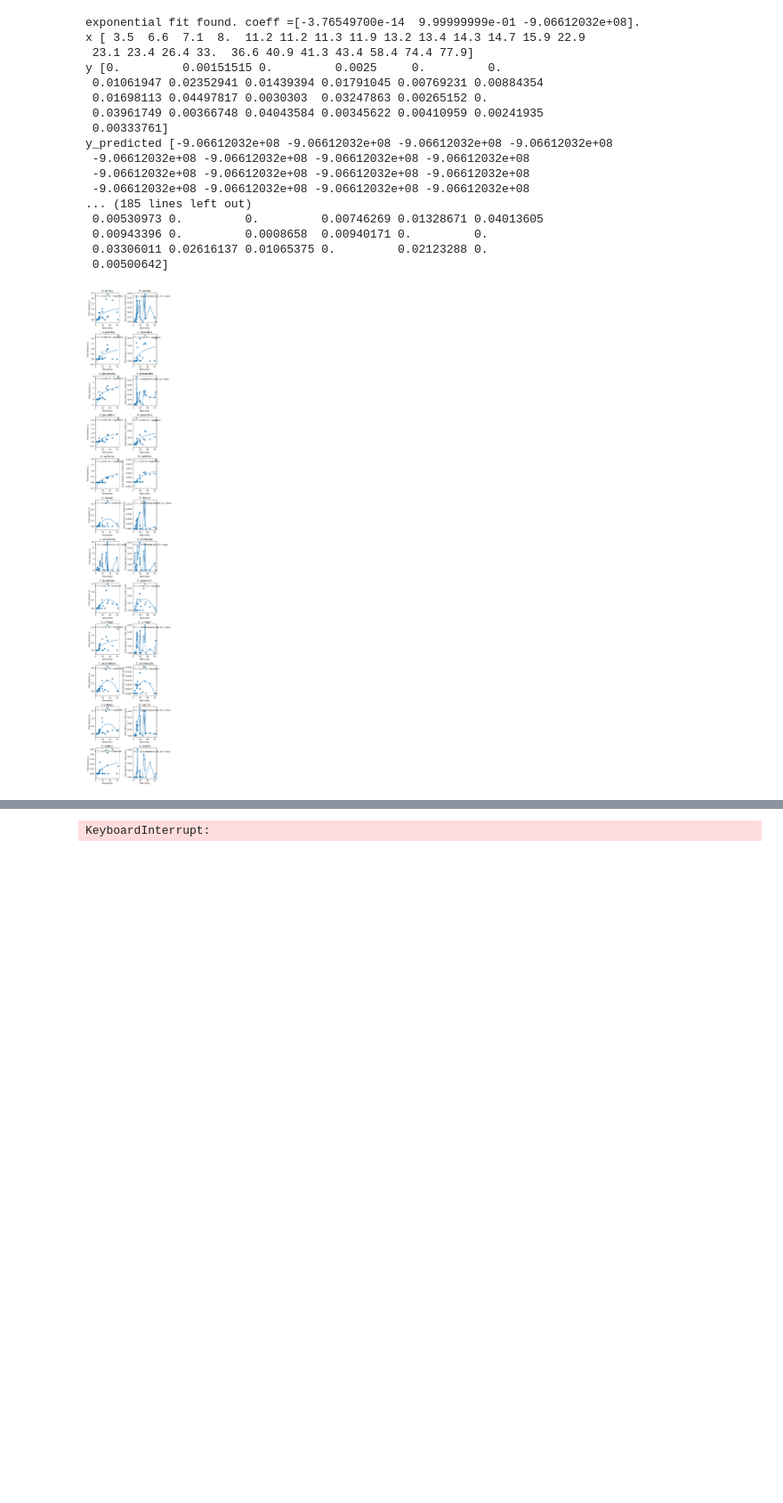
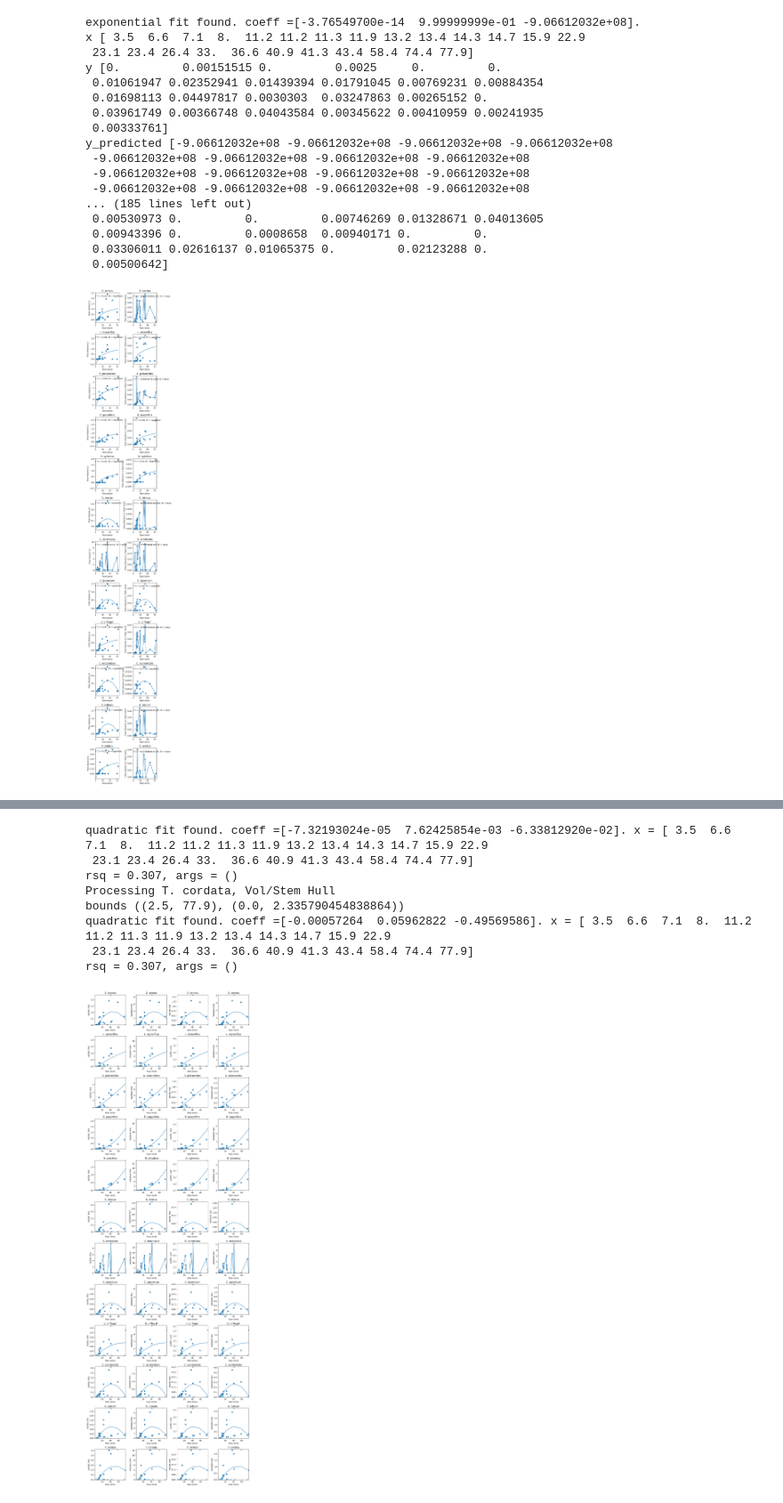
Before and after one commit to wischmcj/canopyHydrodynamics, a Jupyter notebook: validation_dev_work/validation_data.ipynb, the cells around one changed output, grey strips where cells are left out. Shown at 89% size. Saved outputs shown, nothing was run; the diff lists cells and outputs as text; code cells hidden in the pictures; blank space fills up the shorter version.

```diff
--- a/validation_dev_work/validation_data.ipynb
+++ b/validation_dev_work/validation_data.ipynb
@@ -526,11 +548,14 @@ def try_fit_func(fit_func:Callable, x:arr, y:arr, *args):
     if len(coeff) == 0:
         y_predicted, rsq = None, None
     else:
-        print(f'{func_name} fit found. coeff ={coeff}.')
-        y_predicted = fit_func(x, *coeff)
-        print(f'x {x}')
-        print(f'y {y}')
-        print(f'y_predicted {y_predicted}')
+        print(f'{func_name} fit found. coeff ={coeff}. x = {x}')
+        try:
+            y_predicted = fit_func(x, *coeff)
+        except RuntimeWarning:
+            print(f'Err: x {x}, coeff: {coeff} ')
+        # print(f'x {x}')
+        # print(f'y {y}')
+        # print(f'y_predicted {y_predicted}')
         rsq = round(r2_score(y, y_predicted),3)
         print(f'rsq = {rsq}, args = {args}')
     return y_predicted, rsq, func_name, coeff
@@ -540,24 +565,24 @@ def find_fit_func(fit_func,x:arr,y:arr):
     alt_fit_funcs = [logrithmic, quadratic, gaussian, cubic]
     # x_flitered = x[~np.isnan(x)]
     # y_filtered = y[~np.isnan(x)]
-    # x_flitered = x[x>0]
-    # y_filtered = y[x>0]
+    x_flitered = x[x>0]
+    y_filtered = y[x>0]
     # x_flitered = x[y_filtered>.1]
     # y_filtered = y[y_filtered>.1]
-    x_flitered = x
-    y_filtered = y
+    # x_flitered = x
+    # y_filtered = y
 
     y_predicted, rsq, fit_func_name, coeff = try_fit_func(fit_func, x_flitered, y_filtered)
 
     for alt_func in alt_fit_funcs:
         if len(coeff) != 0 and rsq>.2:
-            print(f'''fff returning:
-                  ~np.isnan(x) {~np.isnan(x)}
-                    x {x},
-                    x_flitered {x_flitered},
-                    y {y},
-                    y_filtered {y_filtered},
-                    y_predicted {y_predicted}''')
+            # print(f'''fff returning:
+            #       ~np.isnan(x) {~np.isnan(x)}
+            #         x {x},
+            #         x_flitered {x_flitered},
+            #         y {y},
+            #         y_filtered {y_filtered},
+            #         y_predicted {y_predicted}''')
             return x_flitered, y_predicted, rsq, fit_func_name, coeff
         else:
             y_predicted, rsq, fit_func_name, coeff = try_fit_func(alt_func, x_flitered, y_filtered)
@@ -597,16 +622,20 @@ def cross_plot(rows, cols, common_x, fit_func = quadratic):
     xmax = x[1].max()
     xmin = x[1].min()-1
     for row_number, row_key in enumerate(rows):
-        Pdb().set_trace()
-        ymin = np.min([col[1][row_key].min() for col in cols])
-        ymax = np.max([col[1][row_key].max() for col in cols])
-        bounds = ((xmin,xmax),(ymin,ymax))
+
+        # ymin = np.max([col_metric[1][row_key].min() for col_metric in cols])
+        # ymax = np.max([col_metric[1][row_key].max() for col_metric in cols])
+        # Pdb().set_trace()
         for col_number, col_metric in enumerate(cols):
+            ymin = col_metric[1][row_key].min()
+            ymax = col_metric[1][row_key].max()
+            bounds = ((xmin,xmax),(ymin,ymax))
             xlabel = common_x[0]
             ylabel = col_metric[0]
             title = f"{row_key}"
 
             print(f'Processing {row_key}, {ylabel}')
+            print(f'bounds {bounds}')
 
             rsq, fit_type, coeff = add_plot(
                     x[1], col_metric[1][row_key], fit_func, ax[row_number,col_number],
@@ -627,7 +656,7 @@ ys = [("Vol/Tot. PSA", vol_over_tpsa),
 
 
 fit_result = cross_plot(rows= keys,cols=ys,
-                        common_x =x, fit_func = exponential )
+                        common_x =x, fit_func = quadratic )
 
 # print(fit_result)
 # plt.savefig('C:/Users/wisch/Documents/GitProjects/CanopyHydrodynamics/data/output/validation/munge_test_sort_nan_gr_3_mm_no_r_filter.png')
@@ -653 +682,9 @@ Error in callback <function flush_figures at 0x...> (for post_execute), with arg
-KeyboardInterrupt:
+quadratic fit found. coeff =[-7.32193024e-05  7.62425854e-03 -6.33812920e-02]. x = [ 3.5  6.6  7.1  8.  11.2 11.2 11.3 11.9 13.2 13.4 14.3 14.7 15.9 22.9
+ 23.1 23.4 26.4 33.  36.6 40.9 41.3 43.4 58.4 74.4 77.9]
+rsq = 0.307, args = ()
+Processing T. cordata, Vol/Stem Hull
+bounds ((2.5, 77.9), (0.0, 2.335790454838864))
+quadratic fit found. coeff =[-0.00057264  0.05962822 -0.49569586]. x = [ 3.5  6.6  7.1  8.  11.2 11.2 11.3 11.9 13.2 13.4 14.3 14.7 15.9 22.9
+ 23.1 23.4 26.4 33.  36.6 40.9 41.3 43.4 58.4 74.4 77.9]
+rsq = 0.307, args = ()
+[figure, added]
```
Also changed, not shown: parts of 2 cells of this notebook.
